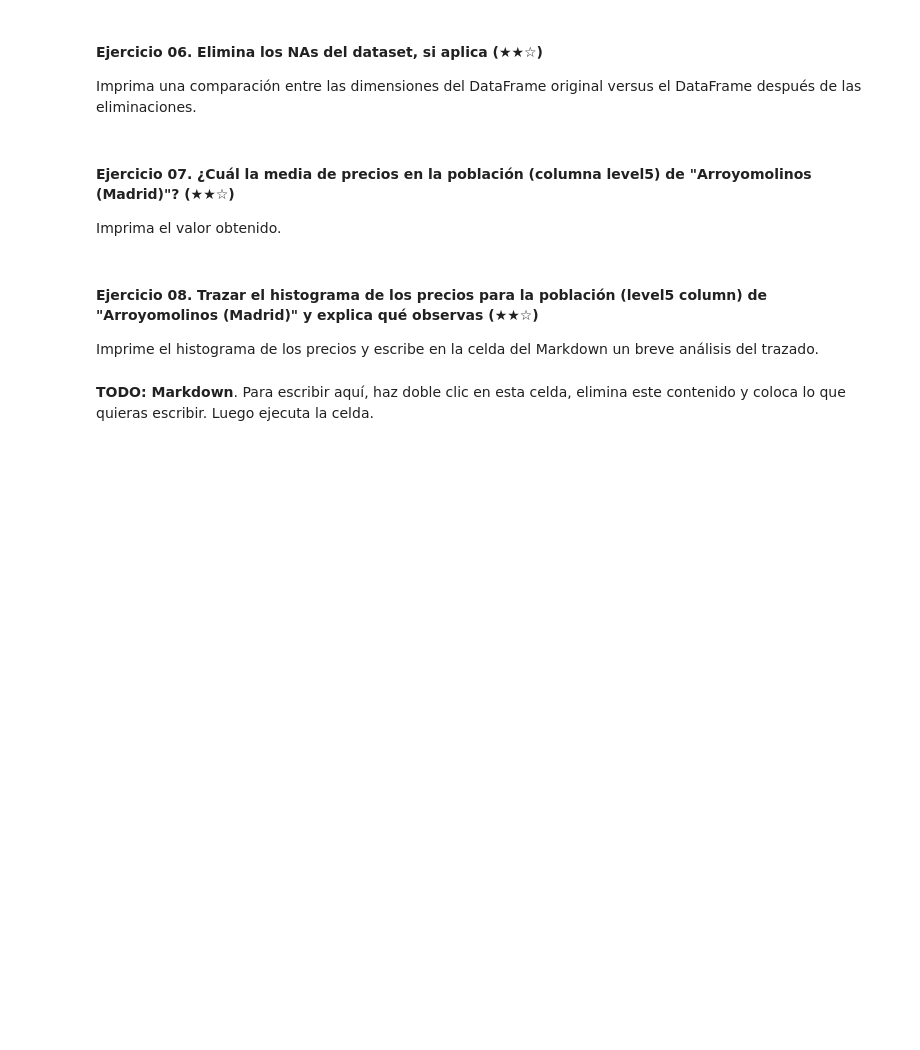
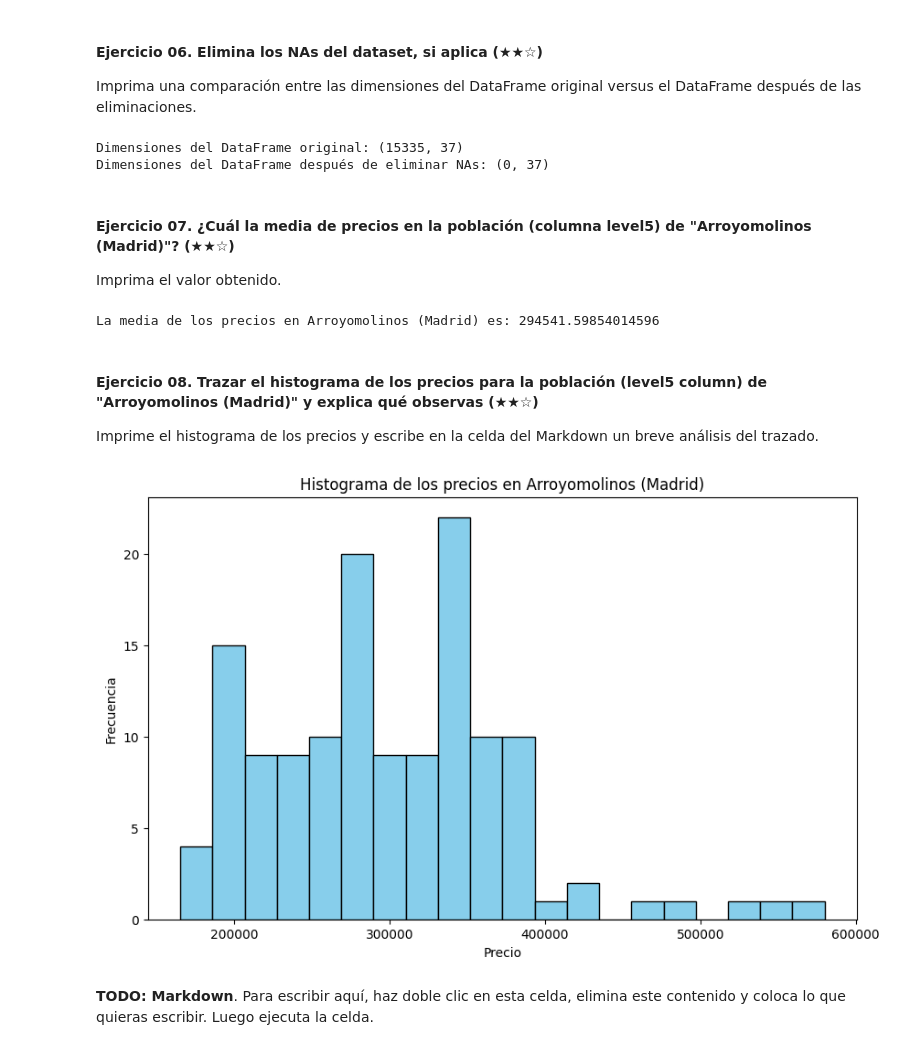
Before and after one commit to 4GeeksAcademy/realestate-datacleanup-exercise.v.04, a Jupyter notebook: project.es.ipynb, the cells around one changed output. Cells and saved outputs as stored; diff of their text form; code cells hidden in the pictures; blank space fills up the shorter version.

```diff
--- a/project.es.ipynb
+++ b/project.es.ipynb
@@ -65,19 +155,48 @@ Imprima un booleano (`True` o `False`) seguido de la fila/columna que contiene e
 
 Imprima una comparación entre las dimensiones del DataFrame original versus el DataFrame después de las eliminaciones.
 # %%
-# TODO
+dimensiones_originales = ds.shape
+print(f"Dimensiones del DataFrame original: {dimensiones_originales}")
+
+if ds.isna().any().any():
+    ds_sin_na = ds.dropna()
+
+    dimensiones_despues = ds_sin_na.shape
+    print(f"Dimensiones del DataFrame después de eliminar NAs: {dimensiones_despues}")
+else:
+    print("El dataset no contiene valores NA. No se realizaron eliminaciones.")
+# %% [output]
+Dimensiones del DataFrame original: (15335, 37)
+Dimensiones del DataFrame después de eliminar NAs: (0, 37)
 # %% [markdown]
 #### Ejercicio 07. ¿Cuál la media de precios en la población (columna level5) de "Arroyomolinos (Madrid)"? (★★☆)
 
 Imprima el valor obtenido.
 # %%
-# TODO
+arroyomolinos = ds[ds['level5'] == 'Arroyomolinos (Madrid)']
+
+media_precio_arroyomolinos = arroyomolinos['price'].mean()
+
+print(f"La media de los precios en Arroyomolinos (Madrid) es: {media_precio_arroyomolinos}")
+# %% [output]
+La media de los precios en Arroyomolinos (Madrid) es: 294541.59854014596
 # %% [markdown]
 #### Ejercicio 08. Trazar el histograma de los precios para la población (level5 column) de "Arroyomolinos (Madrid)" y explica qué observas (★★☆)
 
 Imprime el histograma de los precios y escribe en la celda del Markdown un breve análisis del trazado.
 # %%
-# TODO: Code
+arroyomolinos = ds[(ds['level5'] == 'Arroyomolinos (Madrid)') & (ds['price'] > 0)]
+
+plt.figure(figsize=(10, 6))
+plt.hist(arroyomolinos['price'], bins=20, color='skyblue', edgecolor='black')
+
+plt.title('Histograma de los precios en Arroyomolinos (Madrid)')
+plt.xlabel('Precio')
+plt.ylabel('Frecuencia')
+
+plt.show()
+# %% [output]
+[figure, added]
 # %% [markdown]
 **TODO: Markdown**. Para escribir aquí, haz doble clic en esta celda, elimina este contenido y coloca lo que quieras escribir. Luego ejecuta la celda.
 # %% [markdown]
```
Also changed, not shown: parts of 22 cells of this notebook.
